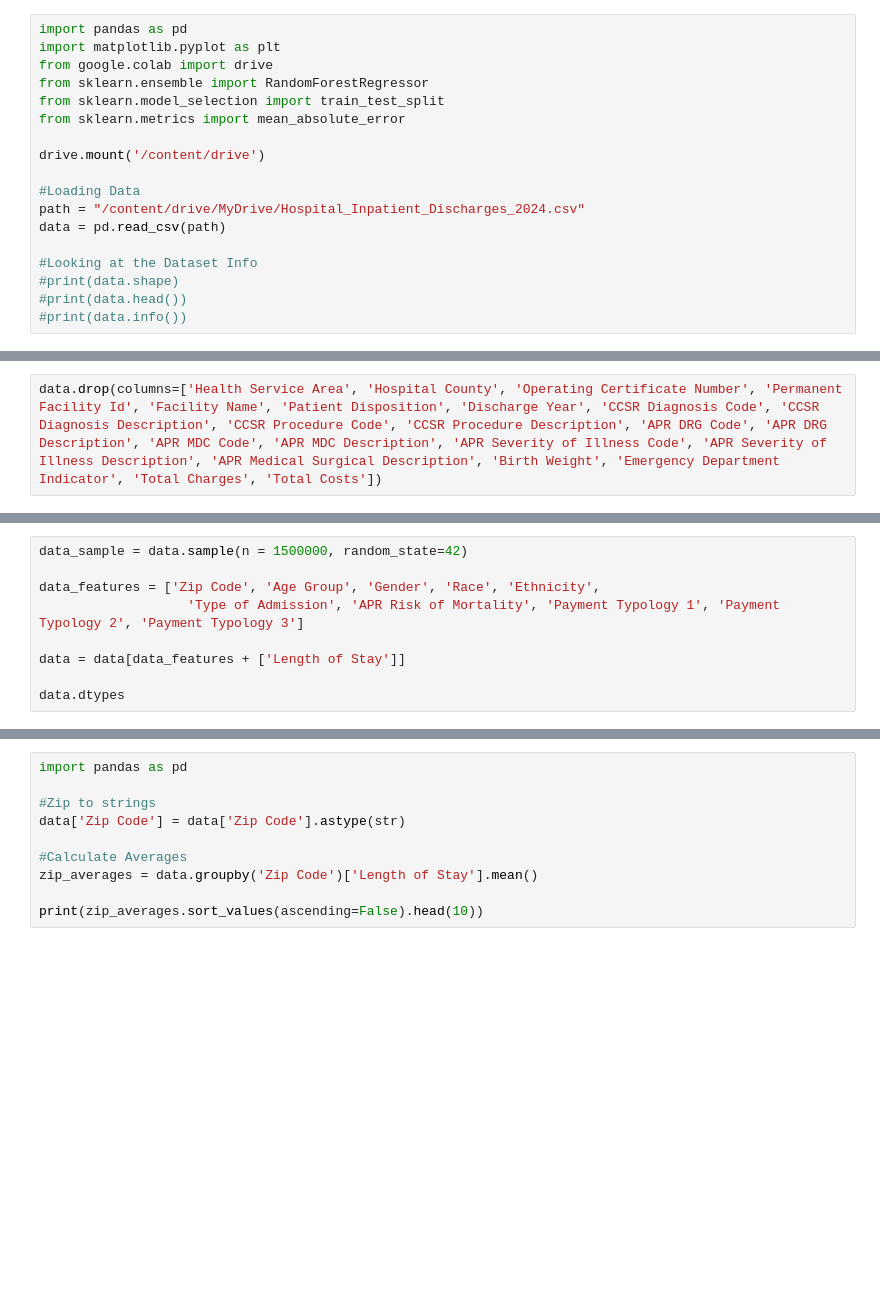
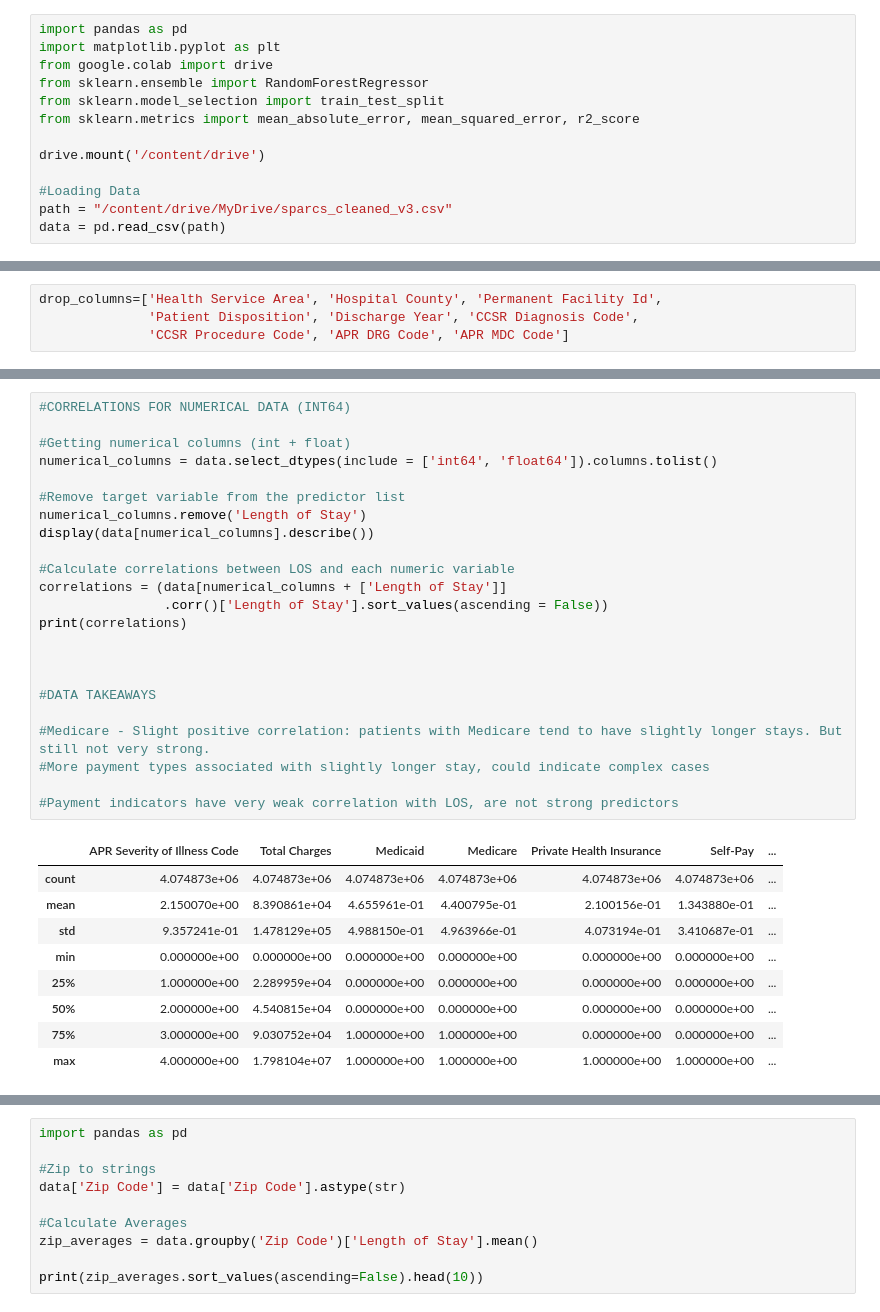
Before and after one commit to hannaginther/ENGG680_2025_Fall, a Jupyter notebook: MachineLearningTest.ipynb, the cells around one changed output, grey strips where cells are left out. Cells and saved outputs as stored; diff of their text form; blank space fills up the shorter version.

```diff
--- a/MachineLearningTest.ipynb
+++ b/MachineLearningTest.ipynb
@@ -6,16 +6,11 @@ import matplotlib.pyplot as plt
 from google.colab import drive
 from sklearn.ensemble import RandomForestRegressor
 from sklearn.model_selection import train_test_split
-from sklearn.metrics import mean_absolute_error
+from sklearn.metrics import mean_absolute_error, mean_squared_error, r2_score
 
 drive.mount('/content/drive')
 
 #Loading Data
-path = "/content/drive/MyDrive/Hospital_Inpatient_Discharges_2024.csv"
+path = "/content/drive/MyDrive/sparcs_cleaned_v3.csv"
 data = pd.read_csv(path)
-
-#Looking at the Dataset Info
-#print(data.shape)
-#print(data.head())
-#print(data.info())
 # %% [output]
@@ -56,2 +60,4 @@ print(data.columns.tolist())
 # %%
-data.drop(columns=['Health Service Area', 'Hospital County', 'Operating Certificate Number', 'Permanent Facility Id', 'Facility Name', 'Patient Disposition', 'Discharge Year', 'CCSR Diagnosis Code', 'CCSR Diagnosis Description', 'CCSR Procedure Code', 'CCSR Procedure Description', 'APR DRG Code', 'APR DRG Description', 'APR MDC Code', 'APR MDC Description', 'APR Severity of Illness Code', 'APR Severity of Illness Description', 'APR Medical Surgical Description', 'Birth Weight', 'Emergency Department Indicator', 'Total Charges', 'Total Costs'])
+drop_columns=['Health Service Area', 'Hospital County', 'Permanent Facility Id',
+              'Patient Disposition', 'Discharge Year', 'CCSR Diagnosis Code',
+              'CCSR Procedure Code', 'APR DRG Code', 'APR MDC Code']
@@ -115,9 +91,0 @@ Shape of cleaned data: (2084650, 33)
-# %%
-data_sample = data.sample(n = 1500000, random_state=42)
-
-data_features = ['Zip Code', 'Age Group', 'Gender', 'Race', 'Ethnicity',
-                   'Type of Admission', 'APR Risk of Mortality', 'Payment Typology 1', 'Payment Typology 2', 'Payment Typology 3']
-
-data = data[data_features + ['Length of Stay']]
-
-data.dtypes
@@ -226,0 +99,33 @@ print(payment_breakdown)
+# %%
+#CORRELATIONS FOR NUMERICAL DATA (INT64)
+
+#Getting numerical columns (int + float)
+numerical_columns = data.select_dtypes(include = ['int64', 'float64']).columns.tolist()
+
+#Remove target variable from the predictor list
+numerical_columns.remove('Length of Stay')
+display(data[numerical_columns].describe())
+
+#Calculate correlations between LOS and each numeric variable
+correlations = (data[numerical_columns + ['Length of Stay']]
+                .corr()['Length of Stay'].sort_values(ascending = False))
+print(correlations)
+
+
+
+#DATA TAKEAWAYS
+
+#Medicare - Slight positive correlation: patients with Medicare tend to have slightly longer stays. But still not very strong.
+#More payment types associated with slightly longer stay, could indicate complex cases
+
+#Payment indicators have very weak correlation with LOS, are not strong predictors
+# %% [output]
+|  | APR Severity of Illness Code | Total Charges | Medicaid | Medicare | Private Health Insurance | Self-Pay | ... |
+| count | 4.074873e+06 | 4.074873e+06 | 4.074873e+06 | 4.074873e+06 | 4.074873e+06 | 4.074873e+06 | ... |
+| mean | 2.150070e+00 | 8.390861e+04 | 4.655961e-01 | 4.400795e-01 | 2.100156e-01 | 1.343880e-01 | ... |
+| std | 9.357241e-01 | 1.478129e+05 | 4.988150e-01 | 4.963966e-01 | 4.073194e-01 | 3.410687e-01 | ... |
+| min | 0.000000e+00 | 0.000000e+00 | 0.000000e+00 | 0.000000e+00 | 0.000000e+00 | 0.000000e+00 | ... |
+| 25% | 1.000000e+00 | 2.289959e+04 | 0.000000e+00 | 0.000000e+00 | 0.000000e+00 | 0.000000e+00 | ... |
+| 50% | 2.000000e+00 | 4.540815e+04 | 0.000000e+00 | 0.000000e+00 | 0.000000e+00 | 0.000000e+00 | ... |
+| 75% | 3.000000e+00 | 9.030752e+04 | 1.000000e+00 | 1.000000e+00 | 0.000000e+00 | 0.000000e+00 | ... |
+| max | 4.000000e+00 | 1.798104e+07 | 1.000000e+00 | 1.000000e+00 | 1.000000e+00 | 1.000000e+00 | ... |
```
Also changed, not shown: parts of 17 cells of this notebook.
